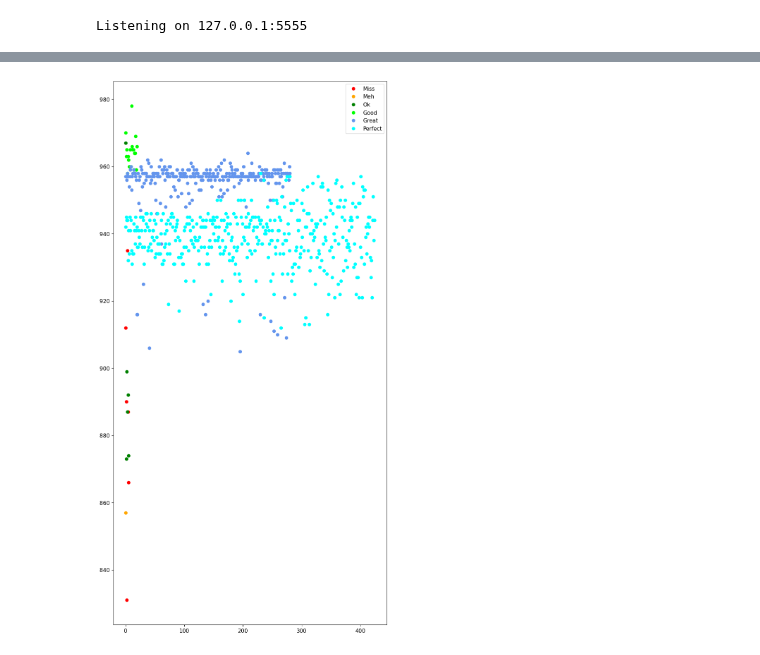
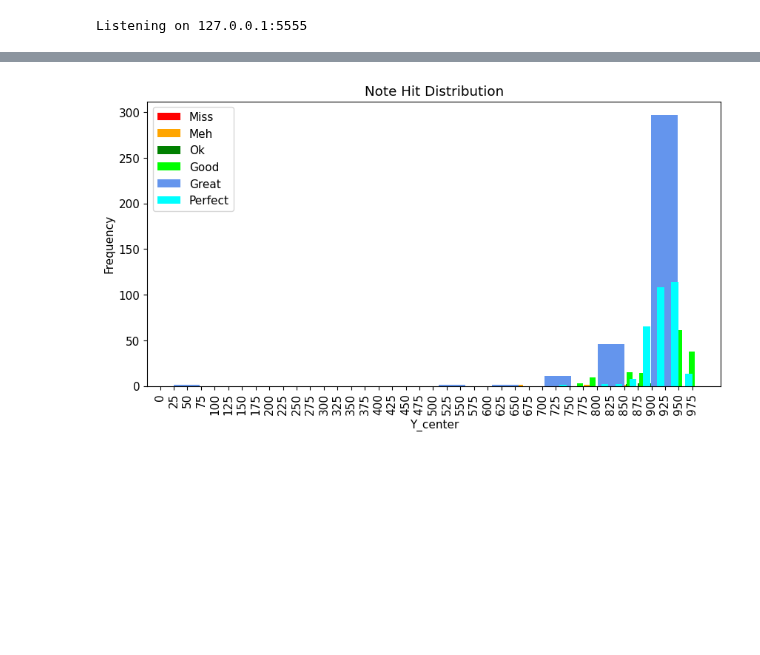
Before and after one commit to tianye-chen/Osu-mania-RL-agent, a Jupyter notebook: record_demo.ipynb, the cells around one changed output, grey strips where cells are left out. Saved outputs shown, nothing was run; the diff lists cells and outputs as text; code cells hidden in the pictures; blank space fills up the shorter version.

```diff
--- a/record_demo.ipynb
+++ b/record_demo.ipynb
@@ -64,21 +68,19 @@ key_listener.start()
 keyboard_controller = Controller()
 key_press = ['s', 'd', 'k', 'l']
 
-hold_notes = [False] * 4
-keys_held = [False] * 4
 
 def press_key(keys_to_press, note_type):
   for i in range(len(keys_to_press)):
-    if note_type[i] in [1, 2]:
+    if note_type[i] in [2, 3]:
       keyboard_controller.press(keys_to_press[i])
-      if note_type[i] == 2:
-        keys_held[key_press.index(keys_to_press[i])] = True
+      if note_type[i] == 3:
+        sim_reward.update_keys_held(keys_to_press[i], True)
 
   time.sleep(0.04)
 
   for i in range(len(keys_to_press)):
-    if note_type[i] in [1, 0]:
-      keys_held[key_press.index(keys_to_press[i])] = False
+    if note_type[i] in [2, 1]:
+      sim_reward.update_keys_held(keys_to_press[i], False)
       keyboard_controller.release(keys_to_press[i])
 # %%
 # Capture keyboard input at n FPS
@@ -88,7 +90,7 @@ frame_duration = 1 / FPS
 # Track notes and key input
 frames = []
 actions = []
-hit_type = []
+hit_results = []
 # %%
 data_queue = DataQueue()
 listener = SocketListener()
@@ -206,29 +160,21 @@ print(len(frames), len(actions), len(hit_type))
 # %%
-frames = frames[:len(hit_type)]
+frames = frames[:len(hit_results)]
 keys = preprocess_actions(actions)
 # actions = actions[:len(hit_type)]
 # %%
-padded_hit_type = pad_inner_array(hit_type, pad_value=-1, pad_len=4)
-padded_frames = pad_inner_array(frames, pad_value=[-1, -1, -1], pad_len=20)
+padded_hit_type = pad_inner_array(hit_results, pad_value=-1, pad_len=4)
+padded_frames = pad_inner_array(frames, pad_value=[0, 0, 0], pad_len=20)
 t_hit_type = torch.tensor(padded_hit_type)
 t_frames = torch.tensor(padded_frames)
 # %%
+# Hit type name and plot color
 hit_type_dict = {
-  0 : 'Miss',
-  1 : 'Meh',
-  2 : 'Ok',
-  3 : 'Good',
-  4 : 'Great',
-  5 : 'Perfect',
-}
-
-hit_type_colors ={
-  0 : 'red',
-  1 : 'orange',
-  2 : 'green',
-  3 : 'lime',
-  4 : 'cornflowerblue',
-  5 : 'aqua',
+  0 : ('Miss', 'red'),
+  1 : ('Meh', 'orange'),
+  2 : ('Ok', 'green'),
+  3 : ('Good', 'lime'),
+  4 : ('Great', 'cornflowerblue'),
+  5 : ('Perfect', 'aqua'),
 }
 
 hit_type_locs = [0] * 6
@@ -236,49 +182,59 @@ hit_res = [0] * 6
 combined = []
 
 for i in range(len(frames)):
+  # Sum of hit type will be greater than -4 if there is a valid hit type in this frame
   if sum(t_hit_type[i]) > -4:
-    #print(t_frames[i], actions[i], t_hit_type[i])
     for h in t_hit_type[i]:
-      if h not in [-1, 6, 7]:
+      if h not in [-1, 6, 7]: # Exclude pad values and flags
         hit_res[h] += 1
 
     combined.append((t_frames[i][0], keys[i], t_hit_type[i]))
 
 combined = np.array(combined)
-outlier_thresh = 0.75
+outlier_thresh = 3
 remove_count = 0
 
-import matplotlib.pyplot as plt
-for i in range(6):
-  filter = [x for x in combined if i in x[2] and x[0][0] == 1 and 800 < x[0][2] < 1000]
-  temp = []
+for hit_type_id in range(6):
+  # Filter by hit types
+  filter = [x for x in combined if hit_type_id in x[2]]
+  hit_type_points = []
+
+  if len(filter) == 0:
+    continue
 
   for f in filter:
     point = f[0][2]
-    temp.append(point.item())
+    hit_type_points.append(point.item())
 
-  std = np.std(temp)
-  mean = np.mean(temp)
+  # Remove any potential outliers
+  std = np.std(hit_type_points)
+  mean = np.mean(hit_type_points)
+  for x in hit_type_points:
+    if std == 0:
+      continue
 
-  for x in temp:
     z = abs(x - mean)/std
     if z > outlier_thresh:
       remove_count += 1
-      temp.remove(x)
+      hit_type_points.remove(x)
 
-  hit_type_locs[i] = temp
+  hit_type_locs[hit_type_id] = hit_type_points
 
 print(f'Removed {remove_count} outliers')
+print(hit_res)
+
 %matplotlib inline
-fig, ax = plt.subplots(figsize=(10, 20))
+fig, ax = plt.subplots(figsize=(10, 5))
+plt.title('Note Hit Distribution')
+plt.xlabel('Y_center')
+plt.ylabel('Frequency')
+plt.xticks(np.arange(0, 1000, 25), rotation=90)
+
 for i in range(len(hit_type_locs)):
-  ax.plot(hit_type_locs[i], label=hit_type_dict[i], marker='o', linestyle='None', color=hit_type_colors[i])
-  print(f'Average {hit_type_dict[i]}: {np.mean(hit_type_locs[i])}')
+  hit_type, color = hit_type_dict[i]
+  print(f'Average {hit_type}: {np.mean(hit_type_locs[i])}')
+  ax.hist(hit_type_locs[i], label=hit_type, linestyle='None', color=color, rwidth=0.3)
 
 ax.legend()
 plt.show()
-
-  # print(len(filter))
-  # hit_type_max[i].append(max(filter, key=lambda x: x[0][2]))
-  # hit_type_min[i].append(min(filter, key=lambda x: x[0][2]))
 # %% [output]
@@ -292 +249 @@ Average Perfect: 939.0282352941176
-[figure, old version]
+[figure, new version]
```
Also changed, not shown: parts of 11 cells of this notebook, 1 other file.
